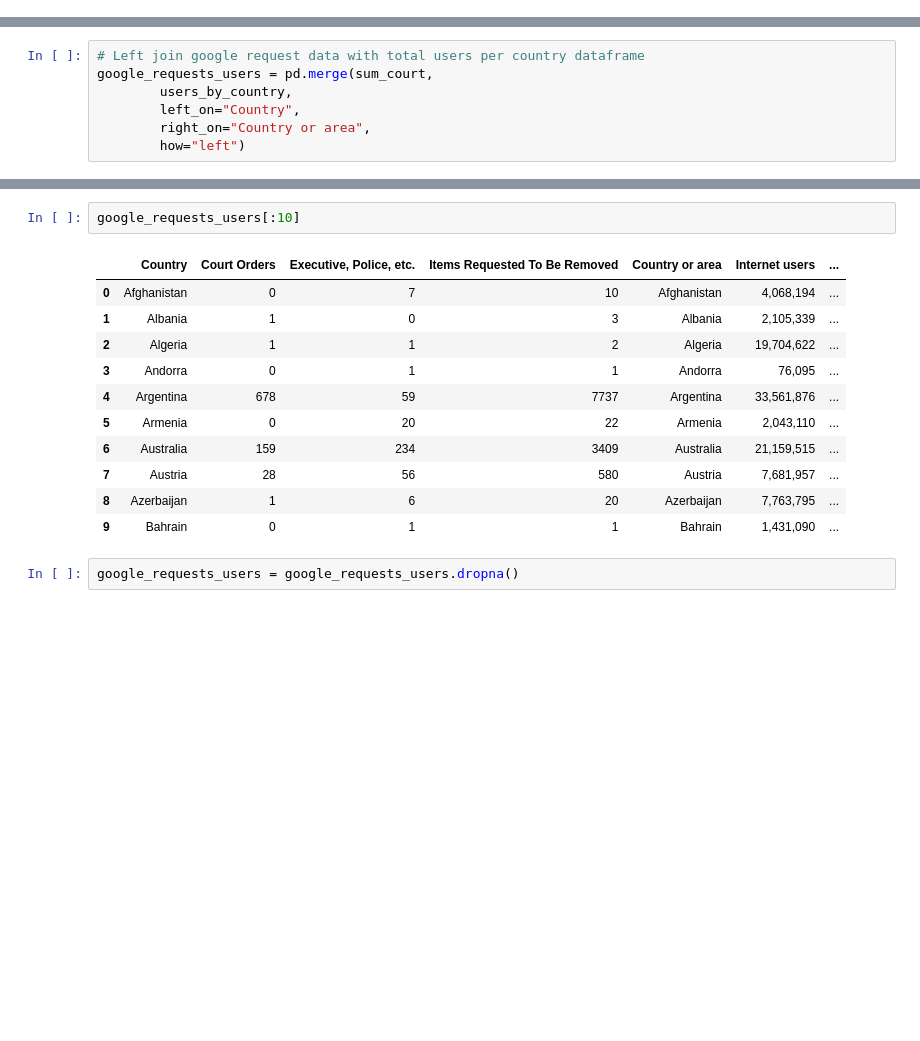
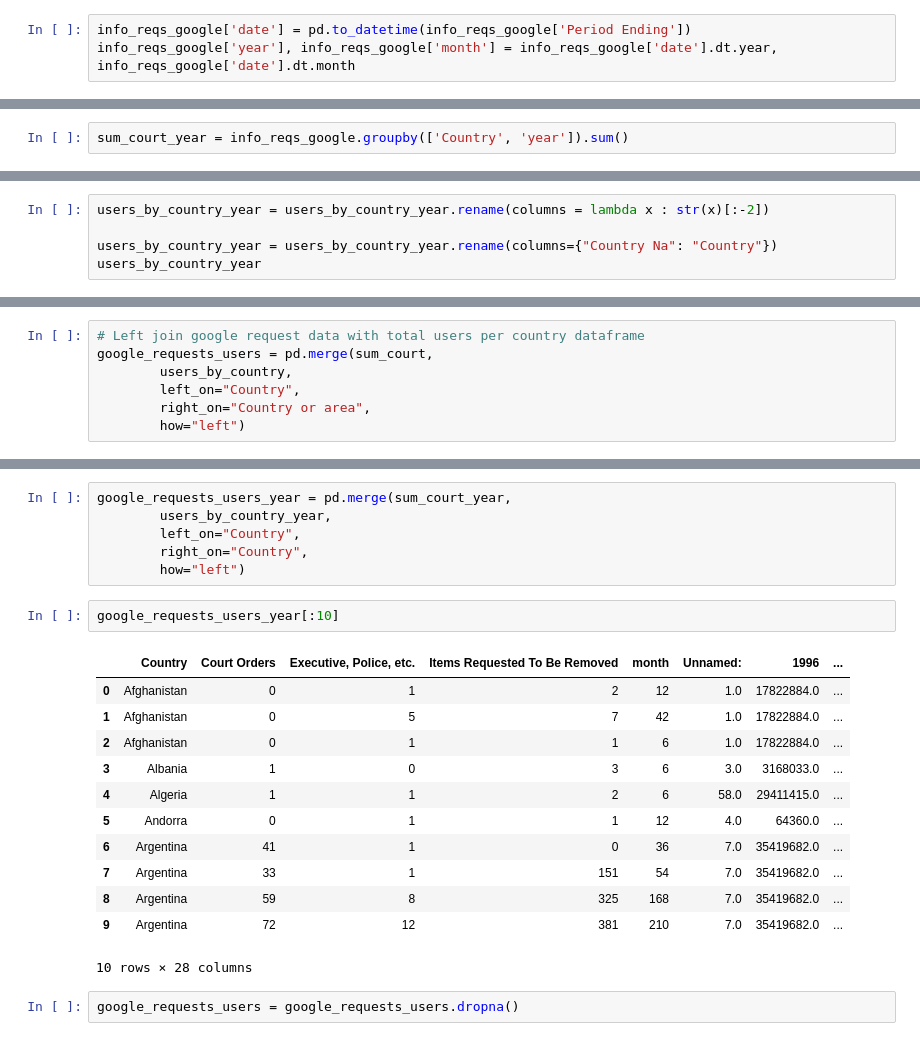
Before and after one commit to neha01mittal/III, a Jupyter notebook: goverment-interference/analysis/government-interference.ipynb, the cells around one changed output, grey strips where cells are left out. Drawn from its saved outputs; the diff is of its cells as text; blank space fills up the shorter version.

```diff
--- a/goverment-interference/analysis/government-interference.ipynb
+++ b/goverment-interference/analysis/government-interference.ipynb
@@ -33,3 +21,6 @@ info_reqs_google.tail(10)
 | 8159 | 2018-06-30 | Vietnam | VN | YouTube | Government Criticism | 0 | 36 | ... |
 | 8160 | 2018-06-30 | Vietnam | VN | YouTube | National Security | 0 | 2 | ... |
 | 8161 | 2018-06-30 | Vietnam | VN | YouTube | Reason Unspecified | 0 | 2 | ... |
+# %%
+info_reqs_google['date'] = pd.to_datetime(info_reqs_google['Period Ending'])
+info_reqs_google['year'], info_reqs_google['month'] = info_reqs_google['date'].dt.year, info_reqs_google['date'].dt.month
@@ -61,0 +76,2 @@ sum_court
+# %%
+sum_court_year = info_reqs_google.groupby(['Country', 'year']).sum()
@@ -97,0 +146,5 @@ dtype: int64
+# %%
+users_by_country_year = users_by_country_year.rename(columns = lambda x : str(x)[:-2])
+
+users_by_country_year = users_by_country_year.rename(columns={"Country Na": "Country"})
+users_by_country_year
@@ -107,17 +210,24 @@ google_requests_users = pd.merge(sum_court,
+# %%
+google_requests_users_year = pd.merge(sum_court_year,
+        users_by_country_year,
+        left_on="Country",
+        right_on="Country",
+        how="left")
 # %%
-google_requests_users[:10]
+google_requests_users_year[:10]
 # %% [output]
-|  | Country | Court Orders | Executive, Police, etc. | Items Requested To Be Removed | Country or area | Internet users | ... |
-| 0 | Afghanistan | 0 | 7 | 10 | Afghanistan | 4,068,194 | ... |
-| 1 | Albania | 1 | 0 | 3 | Albania | 2,105,339 | ... |
-| 2 | Algeria | 1 | 1 | 2 | Algeria | 19,704,622 | ... |
-| 3 | Andorra | 0 | 1 | 1 | Andorra | 76,095 | ... |
-| 4 | Argentina | 678 | 59 | 7737 | Argentina | 33,561,876 | ... |
-| 5 | Armenia | 0 | 20 | 22 | Armenia | 2,043,110 | ... |
-| 6 | Australia | 159 | 234 | 3409 | Australia | 21,159,515 | ... |
-| 7 | Austria | 28 | 56 | 580 | Austria | 7,681,957 | ... |
-| 8 | Azerbaijan | 1 | 6 | 20 | Azerbaijan | 7,763,795 | ... |
-| 9 | Bahrain | 0 | 1 | 1 | Bahrain | 1,431,090 | ... |
+|  | Country | Court Orders | Executive, Police, etc. | Items Requested To Be Removed | month | Unnamed: | 1996 | ... |
+| 0 | Afghanistan | 0 | 1 | 2 | 12 | 1.0 | 17822884.0 | ... |
+| 1 | Afghanistan | 0 | 5 | 7 | 42 | 1.0 | 17822884.0 | ... |
+| 2 | Afghanistan | 0 | 1 | 1 | 6 | 1.0 | 17822884.0 | ... |
+| 3 | Albania | 1 | 0 | 3 | 6 | 3.0 | 3168033.0 | ... |
+| 4 | Algeria | 1 | 1 | 2 | 6 | 58.0 | 29411415.0 | ... |
+| 5 | Andorra | 0 | 1 | 1 | 12 | 4.0 | 64360.0 | ... |
+| 6 | Argentina | 41 | 1 | 0 | 36 | 7.0 | 35419682.0 | ... |
+| 7 | Argentina | 33 | 1 | 151 | 54 | 7.0 | 35419682.0 | ... |
+| 8 | Argentina | 59 | 8 | 325 | 168 | 7.0 | 35419682.0 | ... |
+| 9 | Argentina | 72 | 12 | 381 | 210 | 7.0 | 35419682.0 | ... |
+10 rows × 28 columns
 # %%
 google_requests_users = google_requests_users.dropna()
 # %%
```
Also changed, not shown: parts of 14 cells of this notebook, 1 other file.
